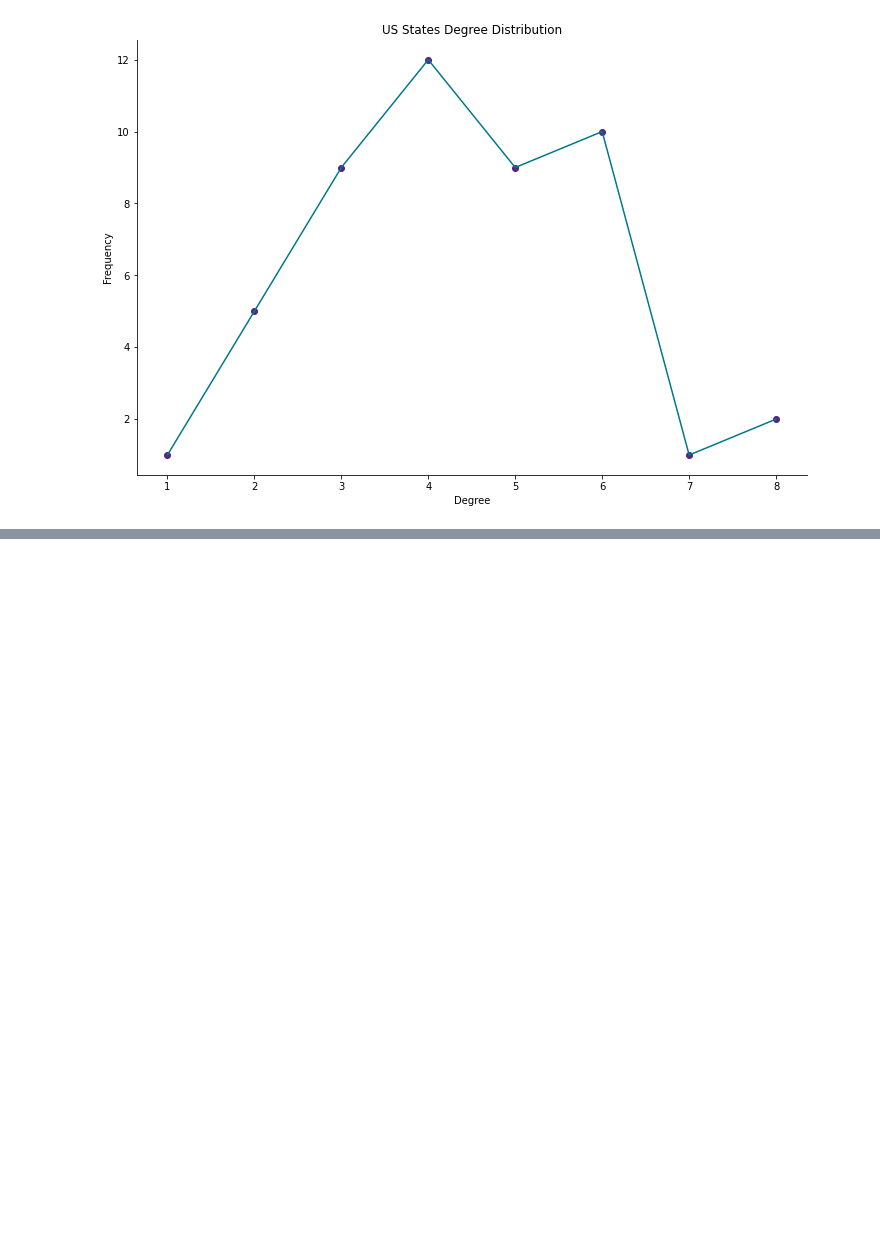
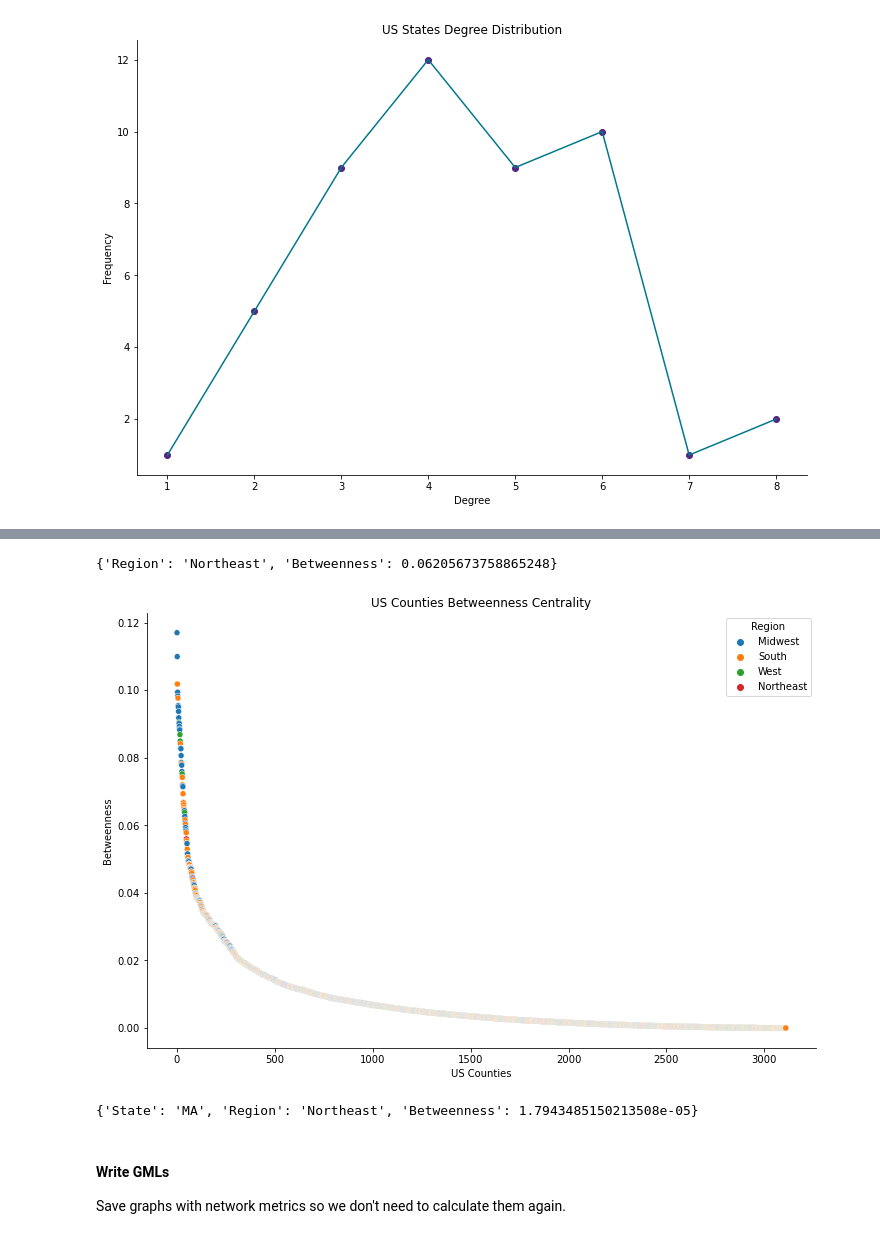
Before and after one commit to samar14641/covid-us-networks, a Jupyter notebook: network_metrics.ipynb, the cells around one changed output, grey strips where cells are left out. Saved outputs shown, nothing was run; the diff lists cells and outputs as text; code cells hidden in the pictures; blank space fills up the shorter version.

```diff
--- a/network_metrics.ipynb
+++ b/network_metrics.ipynb
@@ -106,0 +137,16 @@ degree_distro(counties_graph, 'US States')
+# %%
+states_graph.nodes['MA']
+# %% [output]
+{'Region': 'Northeast', 'Betweenness': 0.06205673758865248}
+# %%
+centrality(counties_graph, 'US Counties')  # run this on the best performance mode of your system
+# %% [output]
+[figure, added]
+# %%
+counties_graph.nodes['Suffolk County, MA']
+# %% [output]
+{'State': 'MA', 'Region': 'Northeast', 'Betweenness': 1.7943485150213508e-05}
+# %% [markdown]
+#### Write GMLs
+
+Save graphs with network metrics so we don't need to calculate them again.
```
Also changed, not shown: parts of 7 cells of this notebook, 4 other files.
